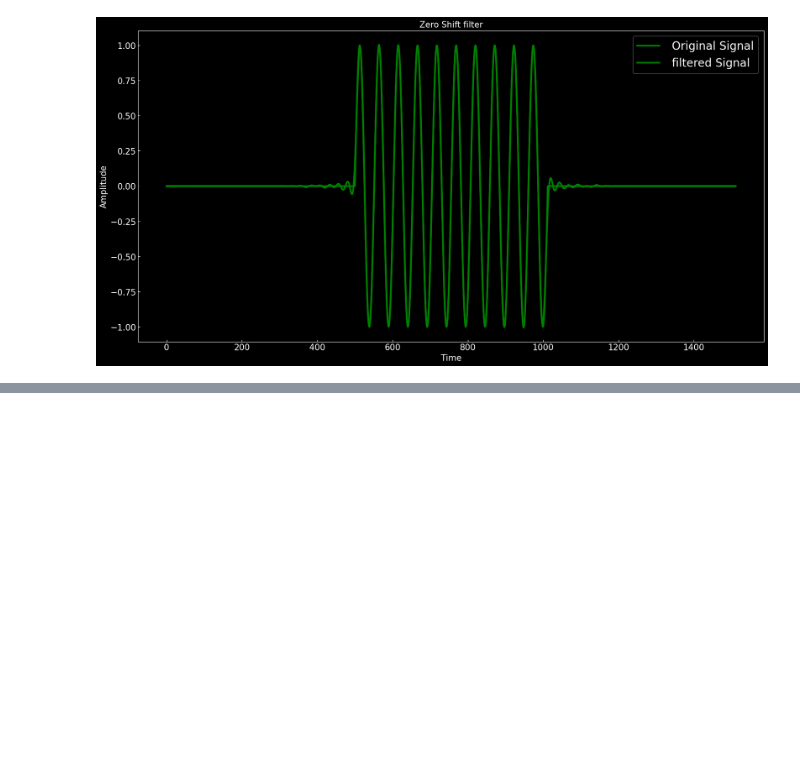
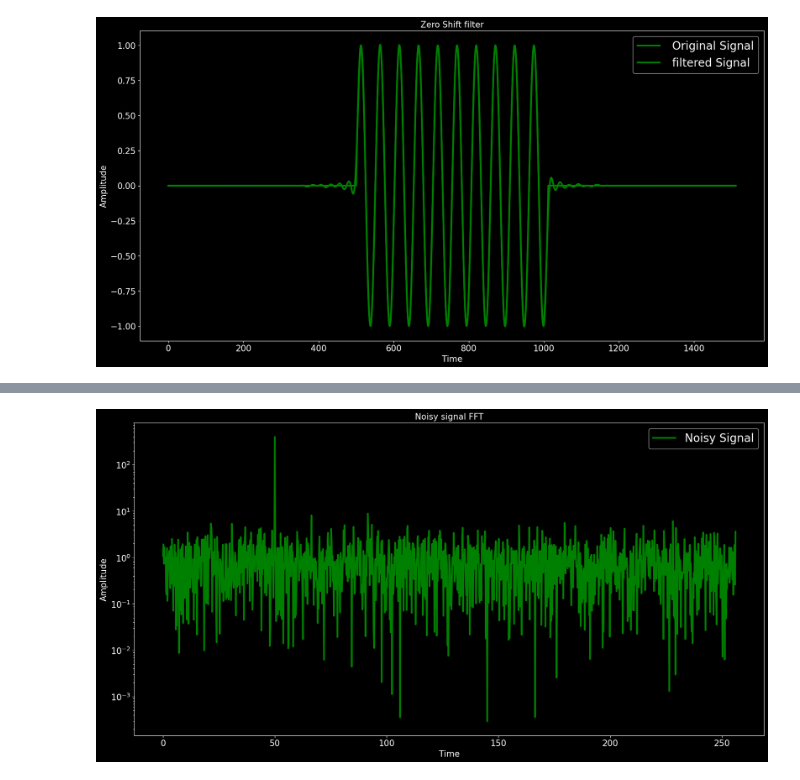
Before and after one commit to RahulChowdary221/Hello-DSP, a Jupyter notebook: FIR_filterDesign.ipynb, the cells around one changed output, grey strips where cells are left out. Cells and saved outputs as stored; diff of their text form; code cells hidden in the pictures; blank space fills up the shorter version.

```diff
--- a/FIR_filterDesign.ipynb
+++ b/FIR_filterDesign.ipynb
@@ -208,0 +236,16 @@ plt.show()
+# %%
+Noisy_sigX=np.abs(scipy.fft.fft(Noisy_sig)/pnts)**2
+Hz=np.linspace(0,Nyquist,int(np.floor(pnts/2)+1))
+plt.figure(figsize=(20,10))
+style.use('dark_background')
+plt.rcParams['xtick.labelsize']=15
+plt.rcParams['ytick.labelsize']=15
+plt.plot(Hz,Noisy_sigX[0:len(Hz)],'g',linewidth=3,label='Noisy Signal')
+plt.title('Noisy signal FFT',fontsize=15)
+plt.legend(fontsize=20)
+plt.xlabel('Time',fontsize=15)
+plt.ylabel('Amplitude',fontsize=15)
+plt.yscale('log')
+plt.show() #maximum similiary when frequency prsesnt at noisy signal
+# %% [output]
+[figure, added]
```
Also changed, not shown: parts of 13 cells of this notebook.
